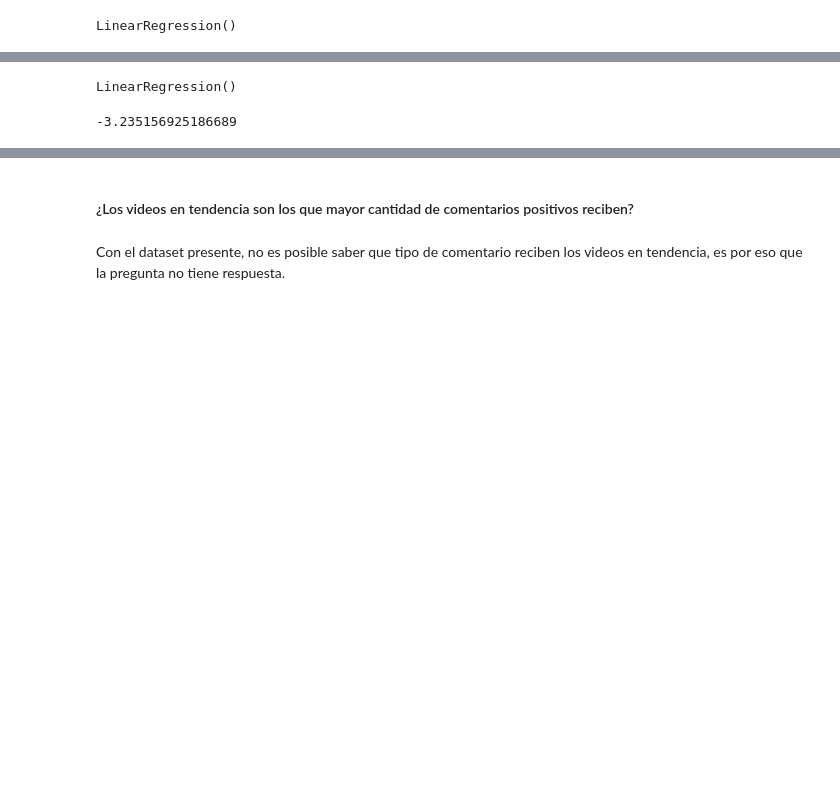
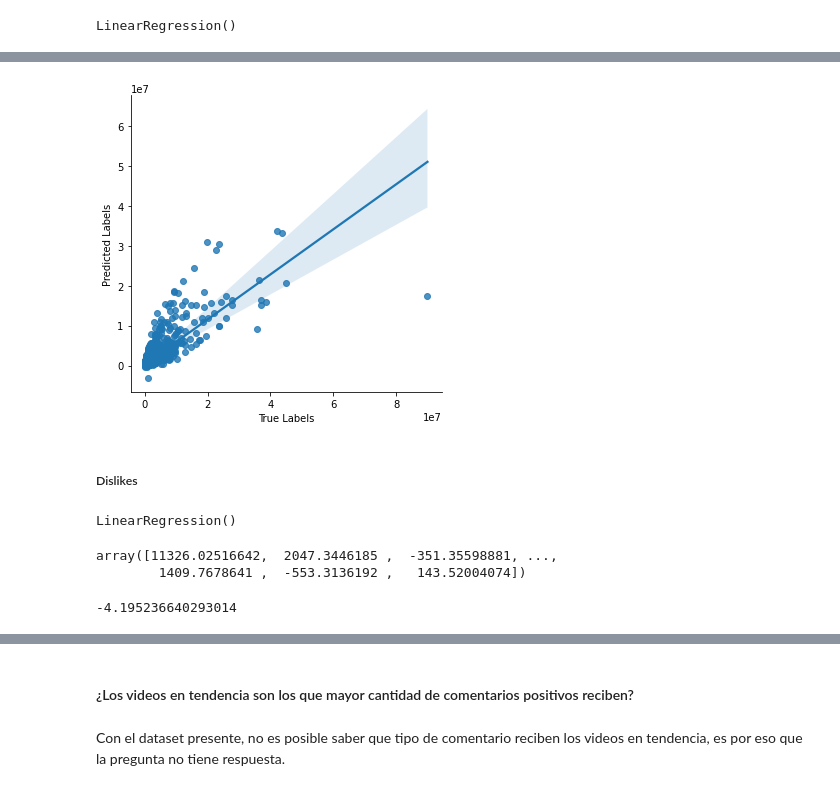
Before and after one commit to Adm-Info/EB-2022-1-CC50, a Jupyter notebook: code/11.preproc-req-cats-pregAdd.ipynb, the cells around one changed output, grey strips where cells are left out. Drawn from its saved outputs; the diff is of its cells as text; code cells hidden in the pictures; blank space fills up the shorter version.

```diff
--- a/code/11.preproc-req-cats-pregAdd.ipynb
+++ b/code/11.preproc-req-cats-pregAdd.ipynb
@@ -29,11 +48,13 @@ print(lr.score(X_test, y_test))
 # %%
-X = data_cat[['dislikes', 'views']]
-y = data_cat['likes']
+X = data_cat[['dislikes', 'likes', 'comment_count', 'comments_disabled', 'ratings_disabled', 'video_error_or_removed', 'trending_count']]
+y = data_cat['views']
 # %%
 X_train, X_test, y_train, y_test = train_test_split(X, y, test_size=0.4, random_state=101)
 # %%
-lr = LinearRegression()
+lm = LinearRegression()
 # %%
-lr.fit(X_train, y_train)
+lm.fit(X_train,y_train)
 # %% [output]
 LinearRegression()
+# %%
+lm_pred=lm.predict(X_test)
@@ -46 +70,10 @@ print(lr.score(X_test, y_test))
+# %%
+labels = {'True Labels': y_test, 'Predicted Labels': lm_pred}
+df_lm = pd.DataFrame(data = labels)
+fig = sns.lmplot(x='True Labels', y= 'Predicted Labels', data = df_lm)
+fig.savefig('../graphs/RegresionLinealViews.png')
+# %% [output]
+[figure, added]
+# %% [markdown]
+##### Dislikes
 # %%
@@ -57,4 +92,9 @@ LinearRegression()
+# %%
+lm_pred
+# %% [output]
+array([11326.02516642,  2047.3446185 ,  -351.35598881, ...,
+        1409.7678641 ,  -553.3136192 ,   143.52004074])
 # %%
-print(lr.score(X_test, y_test))
+print(lm.score(X_test, y_test))
 # %% [output]
--3.235156925186689
+-4.195236640293014
```
Also changed, not shown: parts of 19 cells of this notebook, 3 other files.
